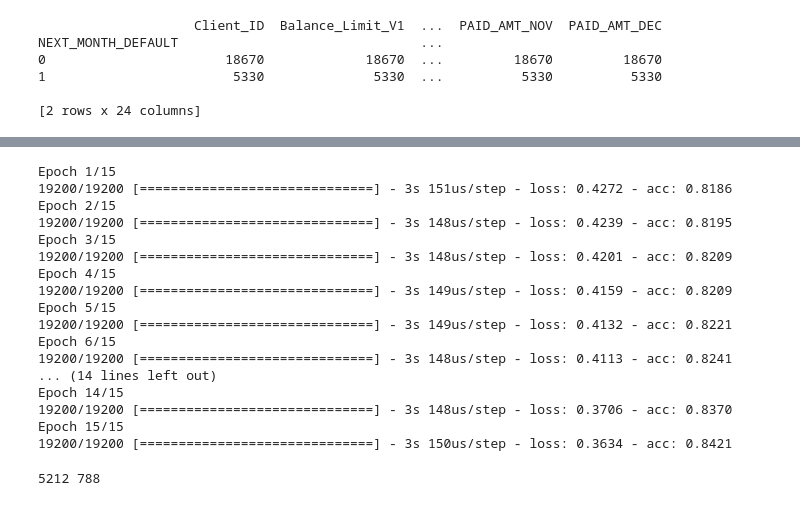
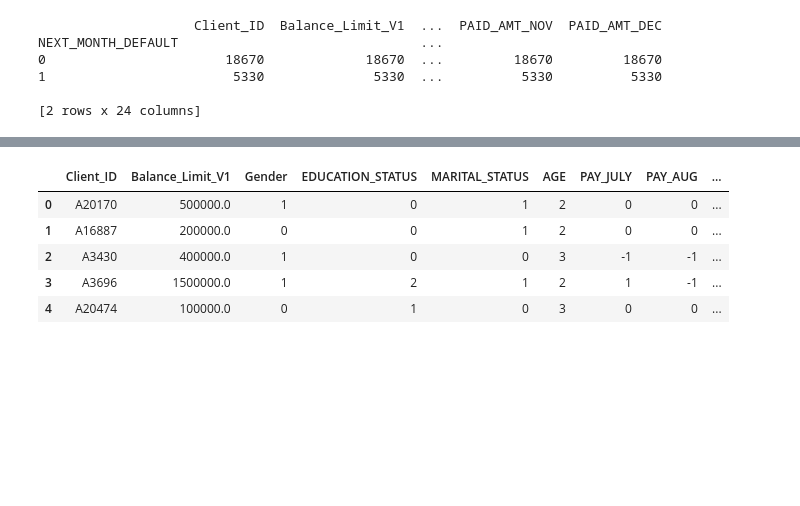
Before and after one commit to thuvarahan97/DataStorm1.0_TeamFixzels, a Jupyter notebook: Day3/neural_network.ipynb, the cells around one changed output, grey strips where cells are left out. Drawn from its saved outputs; the diff is of its cells as text; code cells hidden in the pictures; blank space fills up the shorter version.

```diff
--- a/Day3/neural_network.ipynb
+++ b/Day3/neural_network.ipynb
@@ -20,7 +9,7 @@ Mounted at /content/drive
 # %%
 #import the dataset
-traindata = pd.read_csv('/content/drive/My Drive/Colab Notebooks/DataStorm1.0 - Team Fixzels/credit_card_default_train.csv',sep=",")
-testdata = pd.read_csv('/content/drive/My Drive/Colab Notebooks/DataStorm1.0 - Team Fixzels/credit_card_default_test.csv',sep=",")
+traindata=pd.read_csv('credit_card_default_train.csv',sep=",")
+testdata=pd.read_csv('credit_card_default_test.csv',sep=",")
 # %%
 traindata.head()
 # %% [output]
@@ -45,3 +39,3 @@ traindata.describe()
 # %%
-traindata=traindata.replace(['M','F'], [1,-1])
-testdata=testdata.replace(['M','F'], [1,-1])
+traindata=traindata.replace(['M','F'], [1,0])
+testdata=testdata.replace(['M','F'], [1,0])
@@ -98,5 +102,5 @@ Single              10930             10930  ...         10930               109
 
 [2 rows x 24 columns]
 # %%
-traindata['MARITAL_STATUS']=traindata['MARITAL_STATUS'].replace(['Single', 'Other'], [1,-1])
-testdata['MARITAL_STATUS']=testdata['MARITAL_STATUS'].replace(['Single', 'Other'], [1,-1])
+traindata['MARITAL_STATUS']=traindata['MARITAL_STATUS'].replace(['Single','Other'], [1,0])
+testdata['MARITAL_STATUS']=testdata['MARITAL_STATUS'].replace(['Single','Other'], [1,0])
@@ -127,5 +137,5 @@ More than 65         88                88  ...            88                  88
 
 [4 rows x 24 columns]
 # %%
-traindata['AGE']=traindata['AGE'].replace(['Less than 30','31-45','46-65','More than 65'], [4,3,2,1])
-testdata['AGE']=testdata['AGE'].replace(['Less than 30','31-45','46-65','More than 65'], [4,3,2,1])
+traindata['AGE']=traindata['AGE'].replace(['Less than 30','31-45','46-65','More than 65'], [3,2,1,0])
+testdata['AGE']=testdata['AGE'].replace(['Less than 30','31-45','46-65','More than 65'], [3,2,1,0])
@@ -238,21 +192,0 @@ Use tf.where in 2.0, which has the same broadcast rule as np.where
-# %%
-# fit the keras model on the dataset
-history = model.fit(X_train, y_train, epochs=15)
-# %% [output]
-Epoch 1/15
-19200/19200 [==============================] - 3s 151us/step - loss: 0.4272 - acc: 0.8186
-Epoch 2/15
-19200/19200 [==============================] - 3s 148us/step - loss: 0.4239 - acc: 0.8195
-Epoch 3/15
-19200/19200 [==============================] - 3s 148us/step - loss: 0.4201 - acc: 0.8209
-Epoch 4/15
-19200/19200 [==============================] - 3s 149us/step - loss: 0.4159 - acc: 0.8209
-Epoch 5/15
-19200/19200 [==============================] - 3s 149us/step - loss: 0.4132 - acc: 0.8221
-Epoch 6/15
-19200/19200 [==============================] - 3s 148us/step - loss: 0.4113 - acc: 0.8241
-... (14 lines left out)
-Epoch 14/15
-19200/19200 [==============================] - 3s 148us/step - loss: 0.3706 - acc: 0.8370
-Epoch 15/15
-19200/19200 [==============================] - 3s 150us/step - loss: 0.3634 - acc: 0.8421
@@ -265,13 +192,0 @@ y_pred_rounded_all = [round(x[0]) for x in y_pred_all]
-# %%
-count_0 = 0
-count_1 = 0
-
-for val in y_pred_rounded_all:
-  if val == 0:
-    count_0 += 1
-  elif val == 1:
-    count_1 += 1
-
-print (count_0, count_1)
-# %% [output]
-5212 788
@@ -283,0 +193,9 @@ y_pred_rounded = [round(x[0]) for x in y_pred]
+# %%
+testdata.head()
+# %% [output]
+|  | Client_ID | Balance_Limit_V1 | Gender | EDUCATION_STATUS | MARITAL_STATUS | AGE | PAY_JULY | PAY_AUG | ... |
+| 0 | A20170 | 500000.0 | 1 | 0 | 1 | 2 | 0 | 0 | ... |
+| 1 | A16887 | 200000.0 | 0 | 0 | 1 | 2 | 0 | 0 | ... |
+| 2 | A3430 | 400000.0 | 1 | 0 | 0 | 3 | -1 | -1 | ... |
+| 3 | A3696 | 1500000.0 | 1 | 2 | 1 | 2 | 1 | -1 | ... |
+| 4 | A20474 | 100000.0 | 0 | 1 | 0 | 3 | 0 | 0 | ... |
```
Also changed, not shown: parts of 32 cells of this notebook.
